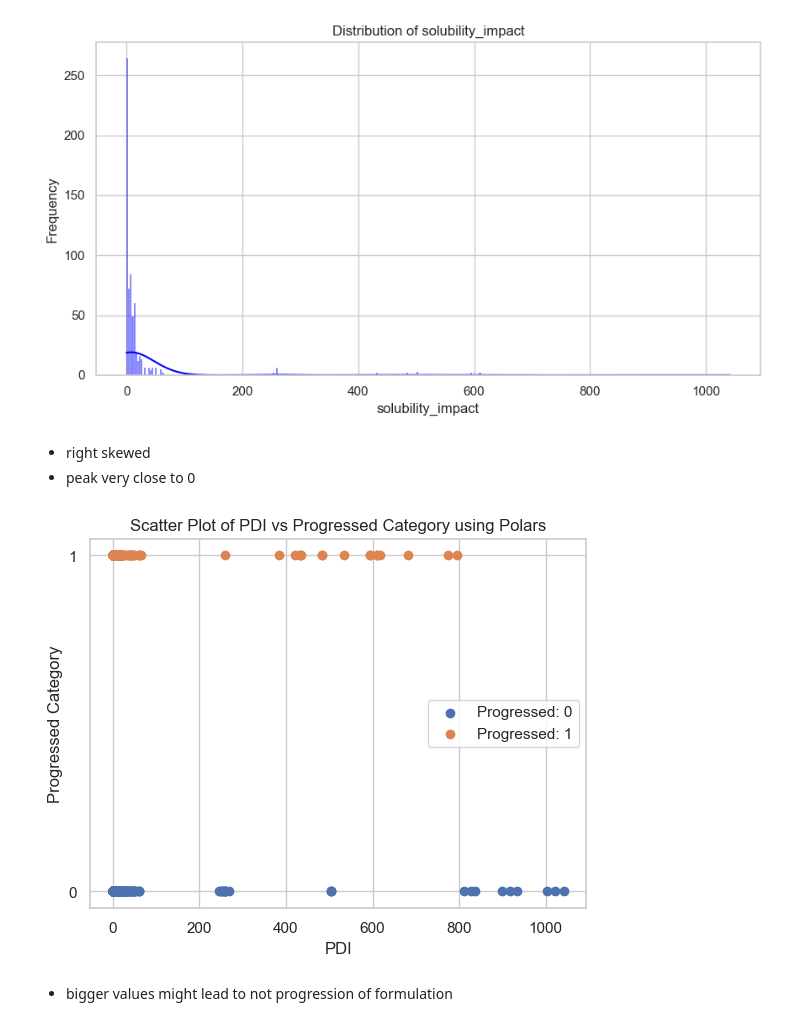
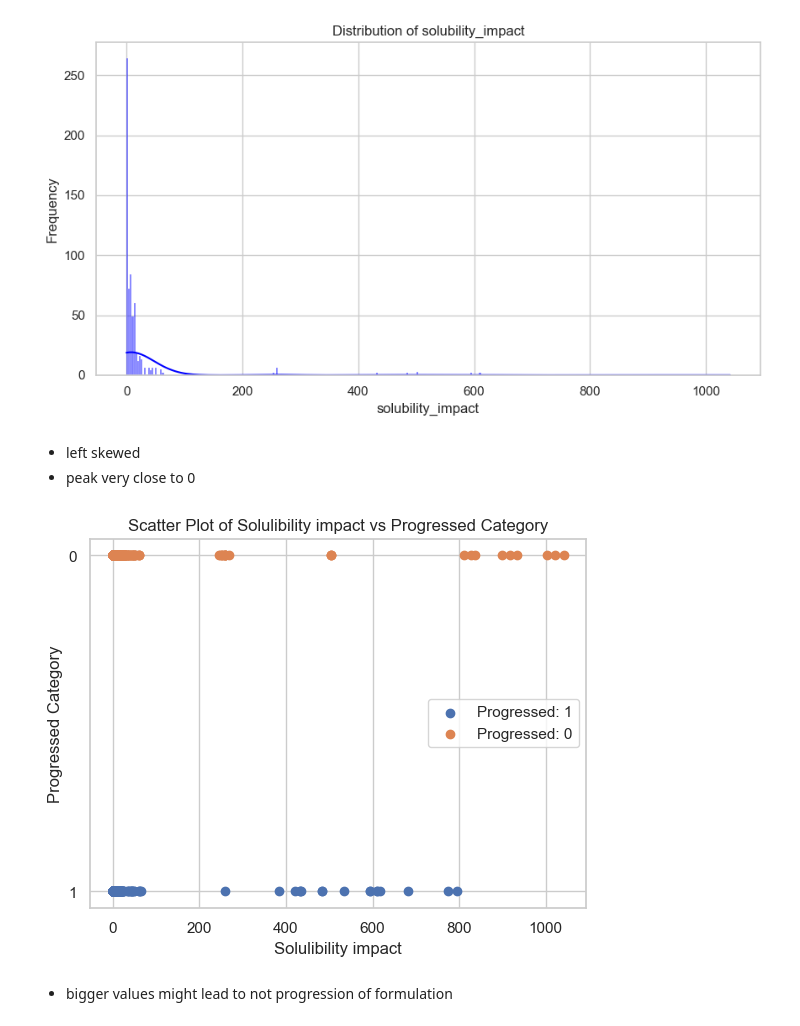
Before and after one commit to nikapotato/sedds_analysis, a Jupyter notebook: notebooks/tasks/3_exploratory_analysis_target_progressed.ipynb, the cells around one changed output. Cells and saved outputs as stored; diff of their text form; code cells hidden in the pictures.

```diff
--- a/notebooks/tasks/3_exploratory_analysis_target_progressed.ipynb
+++ b/notebooks/tasks/3_exploratory_analysis_target_progressed.ipynb
@@ -269,25 +270,25 @@ plot_utils.plot_histogram(features=["solubility_impact"], data=data_solulibility
 # %% [output]
 [figure]
 # %% [markdown]
-- right skewed
+- left skewed
 - peak very close to 0
 # %%
 fig, ax = plt.subplots()
 
 unique_categories = data_solulibility_impact['progressed'].unique().to_list()
 list(map(lambda category: ax.scatter(
     data_solulibility_impact.filter(pl.col("progressed") == category)["solubility_impact"].to_numpy(),
     [category] * len(data_solulibility_impact.filter(pl.col("progressed") == category)),
     label=f'Progressed: {category}'
 ), unique_categories))
 
-ax.set_xlabel('PDI')
+ax.set_xlabel('Solulibility impact')
 ax.set_ylabel('Progressed Category')
-ax.set_title('Scatter Plot of PDI vs Progressed Category using Polars')
+ax.set_title('Scatter Plot of Solulibility impact vs Progressed Category')
 ax.legend()
 plt.show()
 # %% [output]
-[figure, old version]
+[figure, new version]
 # %% [markdown]
 - bigger values might lead to not progression of formulation
 # %%
```
Also changed, not shown: parts of 22 cells of this notebook, 7 other files.
